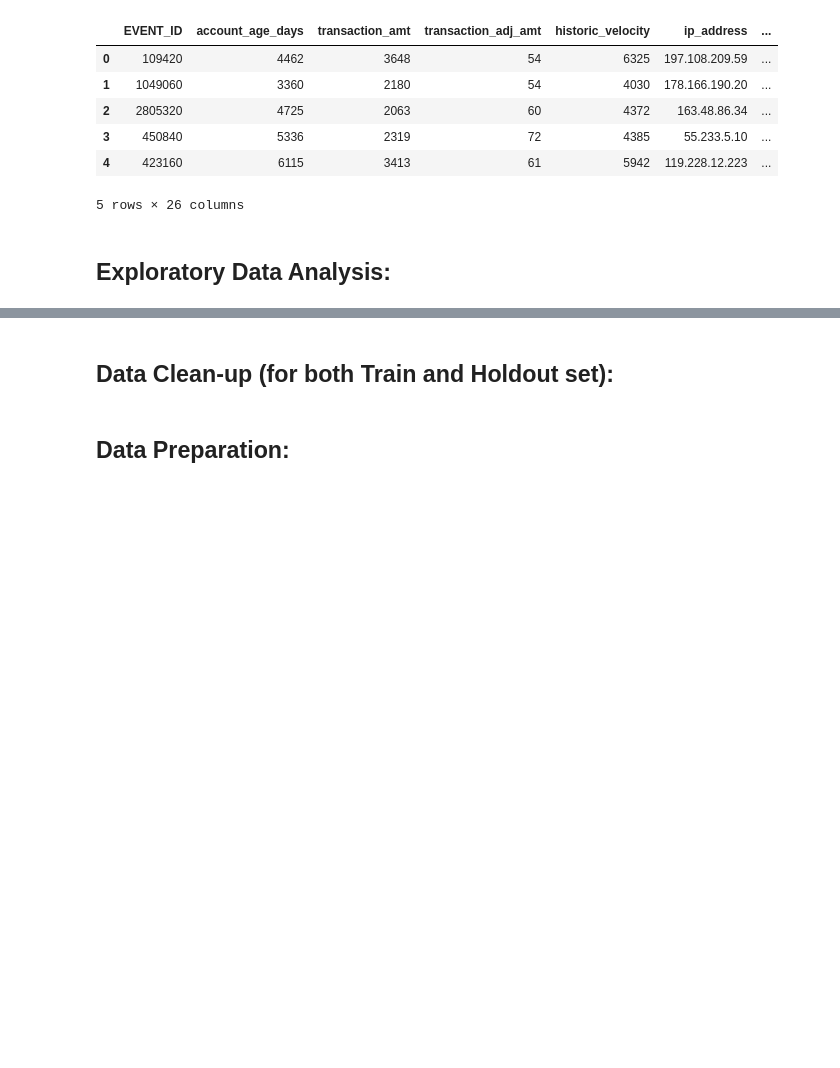
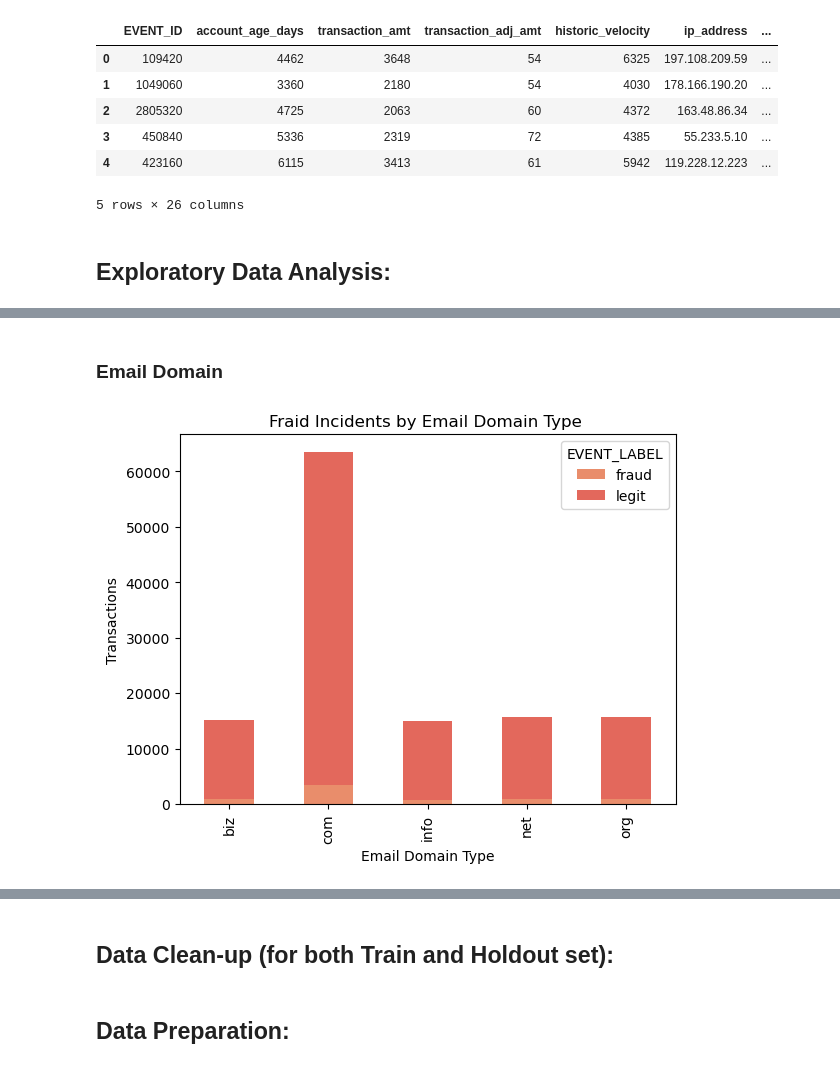
Before and after one commit to MikeVej/ML_FraudDetection, a Jupyter notebook: Project2_FIndingFraud_MichaelVejsiri.ipynb, the cells around one changed output, grey strips where cells are left out. Cells and saved outputs as stored; diff of their text form; code cells hidden in the pictures; blank space fills up the shorter version.

```diff
--- a/Project2_FIndingFraud_MichaelVejsiri.ipynb
+++ b/Project2_FIndingFraud_MichaelVejsiri.ipynb
@@ -121,0 +123,12 @@ Name: EVENT_LABEL, dtype: float64
+# %% [markdown]
+### Email Domain
+# %%
+#Plot Fraud Incidents by Email Domain
+df_pivot = df_train.pivot_table(index='email_domain_type', columns='EVENT_LABEL', aggfunc='size', fill_value=0)
+df_pivot.plot.bar(stacked=True, grid=False)
+plt.xlabel('Email Domain Type')
+plt.ylabel('Transactions')
+plt.title('Fraid Incidents by Email Domain Type ')
+plt.show()
+# %% [output]
+[figure, added]
```
Also changed, not shown: parts of 26 cells of this notebook, 1 other file.
